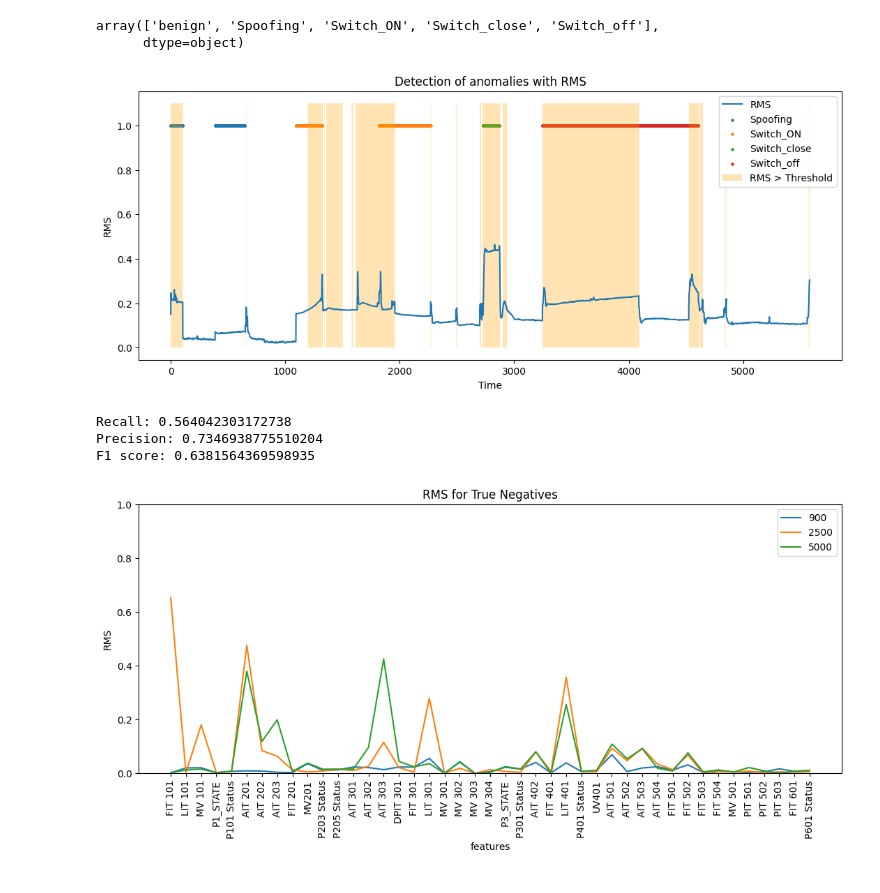
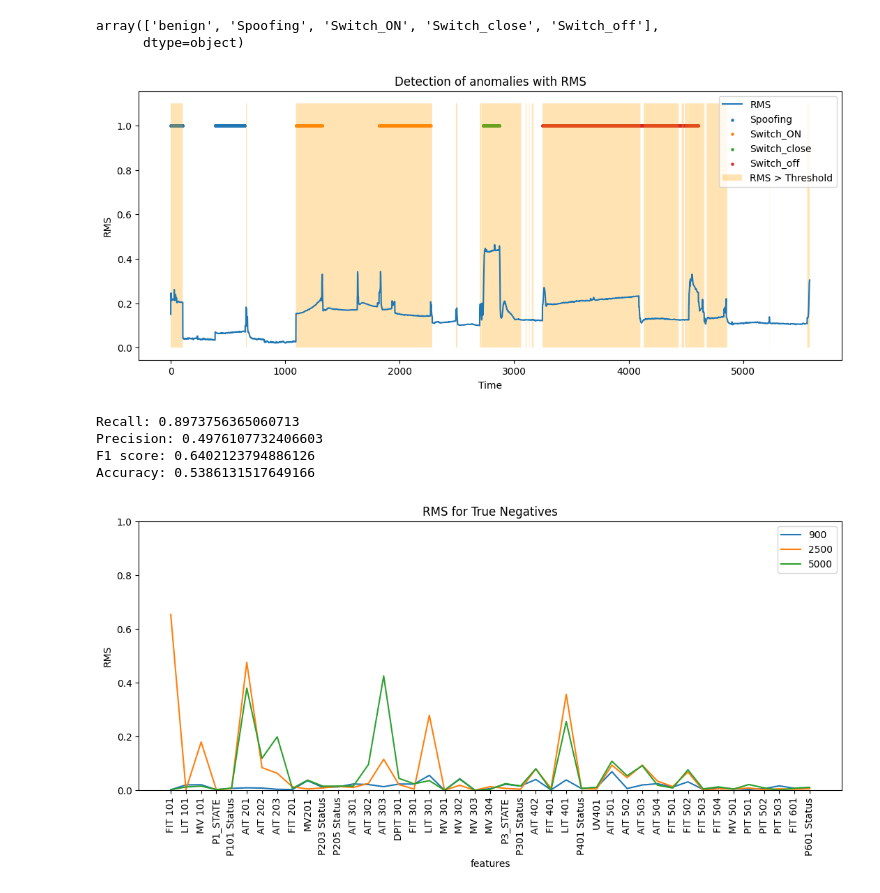
Before and after one commit to Bast-94/CYBERML-Project, a Jupyter notebook: cyber-ml.ipynb, the cells around one changed output. Saved outputs shown, nothing was run; the diff lists cells and outputs as text; code cells hidden in the pictures.

Commit message:
threshold

```diff
--- a/cyber-ml.ipynb
+++ b/cyber-ml.ipynb
@@ -391,26 +391,26 @@ attacks
 array(['benign', 'Spoofing', 'Switch_ON', 'Switch_close', 'Switch_off'],
       dtype=object)
 # %%
-threshold = 0.17
+threshold = 0.125
 
 plt.figure(figsize=(13, 5))
 plt.plot(rms, label='RMS')
 # plt.scatter(np.where(y_test == 1), y_test[y_test == 1], color='red', label='Attack', s=5)
 for i in range(1, len(attacks)):
     bool1 = attack == attacks[i]
     idx = attack[bool1].index
     plt.scatter(idx, np.ones(shape=len(idx)), label=attacks[i], s=5)
 
 plt.fill_between(np.arange(len(rms)), rms, 0, where=(rms > threshold), facecolor='orange', alpha=0.3, label='RMS > Threshold')
 plt.fill_between(np.arange(len(rms)), rms, 1.1, where=(rms > threshold), facecolor='orange', alpha=0.3)
 plt.xlabel('Time')
 plt.ylabel('RMS')
 plt.title('Detection of anomalies with RMS')
 plt.legend()
 
 plt.savefig('./figures/Detection of anomalies with RMS.png')
 # %% [output]
-[figure, old version]
+[figure, new version]
 # %%
 # Metrics
 tp = np.where((rms >= threshold) & (y_test == 1))[0]
@@ -422,15 +422,18 @@ fn = np.where((rms < threshold) & (y_test == 1))[0]
 recall = len(tp) / (len(tp) + len(fn))
 precision = len(tp) / (len(tp) + len(fp))
 f1 = 2 * (precision * recall) / (precision + recall)
+accuracy = (len(tp) + len(tn)) / (len(tp) + len(tn) + len(fp) + len(fn))
 
 
 print(f'Recall: {recall}')
 print(f'Precision: {precision}')
 print(f'F1 score: {f1}')
+print(f'Accuracy: {accuracy}')
 # %% [output]
-Recall: 0.564042303172738
-Precision: 0.7346938775510204
-F1 score: 0.6381564369598935
+Recall: 0.8973756365060713
+Precision: 0.4976107732406603
+F1 score: 0.6402123794886126
+Accuracy: 0.5386131517649166
 # %%
 # Plot RMS for each feature
 
```
Also changed, not shown: 2 other files.
